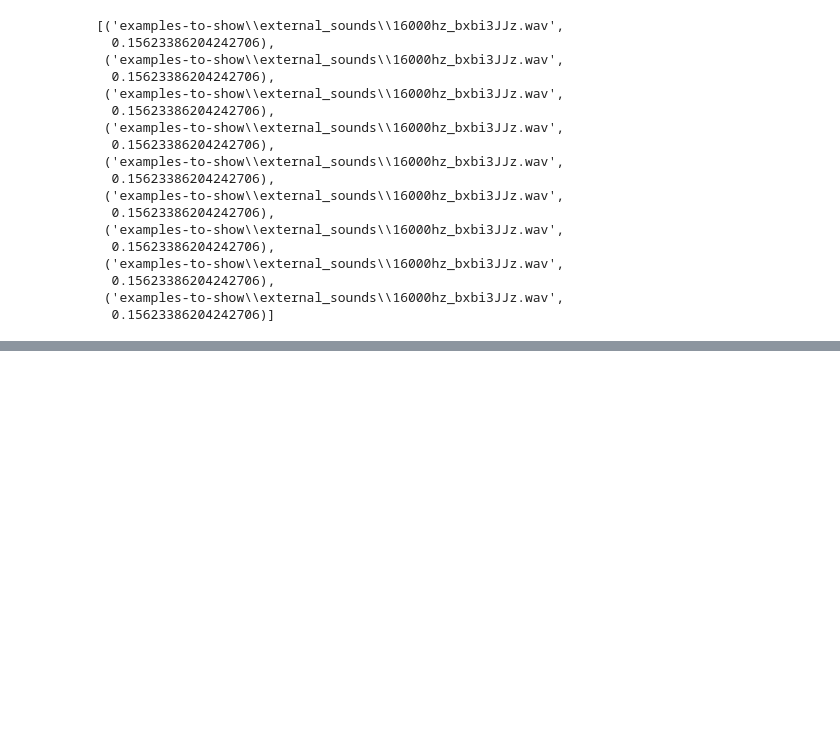
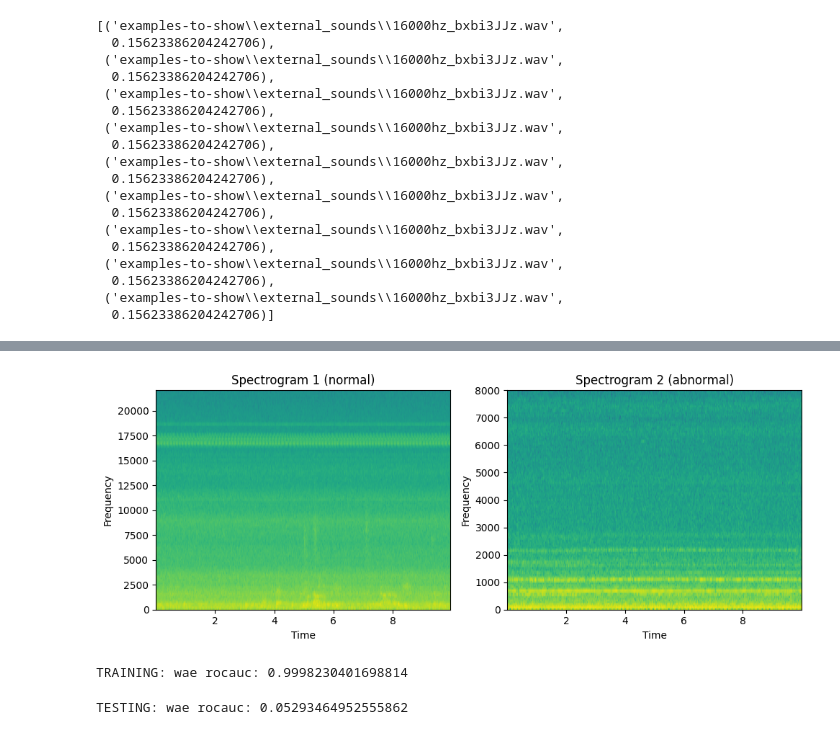
Before and after one commit to LorenzoCutrupi/Anomalous-Sound-Detection---Project-for-the-course-Streaming-Data-Analytics-, a Jupyter notebook: notebook.ipynb, the cells around one changed output, grey strips where cells are left out. Drawn from its saved outputs; the diff is of its cells as text; code cells hidden in the pictures; blank space fills up the shorter version.

```diff
--- a/notebook.ipynb
+++ b/notebook.ipynb
@@ -483,0 +693,10 @@ test_sample(preprocess_method='spectrogram', model=model, num_params=1, transfer
+# %%
+plot_spectogram("examples-to-show\sda_abnormal.wav", "examples-to-show\edgeimpulse_abnormal.wav")
+# %% [output]
+[figure, added]
+# %%
+anomaly_detection(preprocess_method='spectrogram', model_name='wae', transfer_learning=None,
+                  train_directory='micro-train', test_directory='test')
+# %% [output]
+TRAINING: wae rocauc: 0.9998230401698814
+TESTING: wae rocauc: 0.05293464952555862
```
Also changed, not shown: parts of 36 cells of this notebook, 1 other file.
